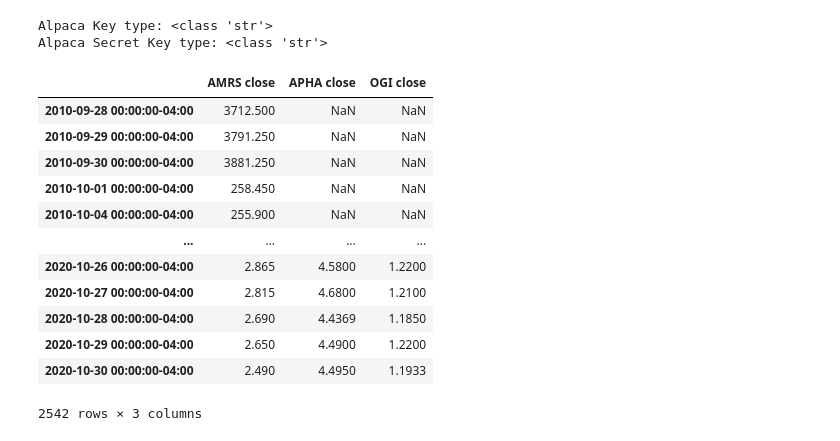
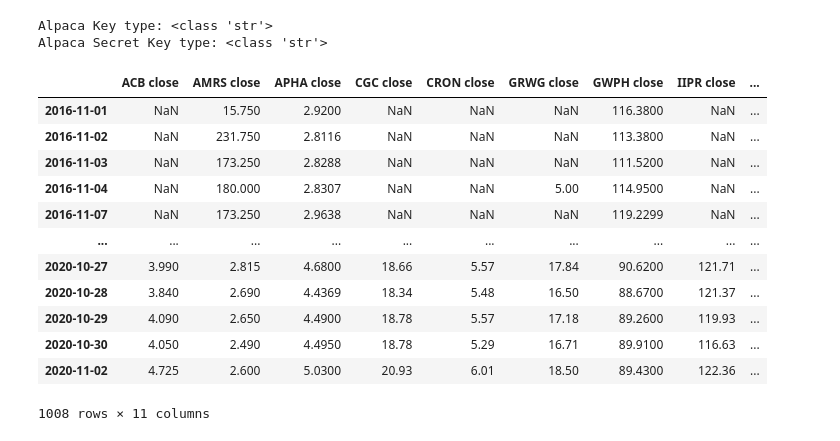
Before and after one commit to jtmcginley123/project-one, a Jupyter notebook: notebooks/nami.ipynb, the cells around one changed output. Drawn from its saved outputs; the diff is of its cells as text; code cells hidden in the pictures.

Commit message:
worked on marijuana index

```diff
--- a/notebooks/nami.ipynb
+++ b/notebooks/nami.ipynb
@@ -26,4 +26,4 @@ alpaca = tradeapi.REST(
     alpaca_secret_key,
     api_version="v2")
 # %%
-today = pd.Timestamp("2010-01-01", tz="America/New_York").isoformat()
+today = pd.Timestamp("2016-11-01", tz="America/New_York").isoformat()
@@ -32,28 +30,32 @@ tickers = ["APHA", "OGI", "AMRS"]
+# %%
+tickers = ["ACB", "AMRS", "APHA", "CGC", "CRON", "GRWG", "GWPH", "IIPR", "OGI", "SNDL", "TLRY"]
 # %%
 timeframe = "1D"
 # %%
 df_portfolio = alpaca.get_barset(
     tickers,
     timeframe,
     start = today,
 
 ).df
 
-df_portfolio.columns = ['AMRS open', 'AMRS high', 'AMRS low', 'AMRS close', 'AMRS volume', 'APHA open', 'APHA high', 'APHA low', 'APHA close', 'APHA volume', 'OGI open', 'OGI high', 'OGI low', 'OGI close', 'OGI volume']
+df_portfolio
+df_portfolio.columns = ['ACB open', 'ACB high', 'ACB low', 'ACB close', 'ACB volume', 'AMRS open', 'AMRS high', 'AMRS low', 'AMRS close', 'AMRS volume', 'APHA open', 'APHA high', 'APHA low', 'APHA close', 'APHA volume', 'CGC open', 'CGC high', 'CGC low', 'CGC close', 'CGC volume', 'CRON open', 'CRON high', 'CRON low', 'CRON close', 'CRON volume', 'GRWG open', 'GRWG high', 'GRWG low', 'GRWG close', 'GRWG volume', 'GWPH open', 'GWPH high', 'GWPH low', 'GWPH close', 'GWPH volume', 'IIPR open', 'IIPR high', 'IIPR low', 'IIPR close', 'IIPR volume', 'OGI open','OGI high', 'OGI low', 'OGI close', 'OGI volume', 'SNDL open', 'SNDL high', 'SNDL low', 'SNDL close', 'SNDL volume', 'TLRY open', 'TLRY high', 'TLRY low', 'TLRY close', 'TLRY volume']
 
-close = df_portfolio[['AMRS close', 'APHA close', 'OGI close']]
-close
+df_closing_prices = df_portfolio[['ACB close', 'AMRS close', 'APHA close', 'CGC close', 'CRON close', 'GRWG close', 'GWPH close', 'IIPR close', 'OGI close', 'SNDL close', 'TLRY close']]
+df_closing_prices.index = df_closing_prices.index.date
+df_closing_prices
 # %% [output]
-|  | AMRS close | APHA close | OGI close |
-| 2010-09-28 00:00:00-04:00 | 3712.500 | NaN | NaN |
-| 2010-09-29 00:00:00-04:00 | 3791.250 | NaN | NaN |
-| 2010-09-30 00:00:00-04:00 | 3881.250 | NaN | NaN |
-| 2010-10-01 00:00:00-04:00 | 258.450 | NaN | NaN |
-| 2010-10-04 00:00:00-04:00 | 255.900 | NaN | NaN |
-| ... | ... | ... | ... |
-| 2020-10-26 00:00:00-04:00 | 2.865 | 4.5800 | 1.2200 |
-| 2020-10-27 00:00:00-04:00 | 2.815 | 4.6800 | 1.2100 |
-| 2020-10-28 00:00:00-04:00 | 2.690 | 4.4369 | 1.1850 |
-| 2020-10-29 00:00:00-04:00 | 2.650 | 4.4900 | 1.2200 |
-| 2020-10-30 00:00:00-04:00 | 2.490 | 4.4950 | 1.1933 |
+|  | ACB close | AMRS close | APHA close | CGC close | CRON close | GRWG close | GWPH close | IIPR close | ... |
+| 2016-11-01 | NaN | 15.750 | 2.9200 | NaN | NaN | NaN | 116.3800 | NaN | ... |
+| 2016-11-02 | NaN | 231.750 | 2.8116 | NaN | NaN | NaN | 113.3800 | NaN | ... |
+| 2016-11-03 | NaN | 173.250 | 2.8288 | NaN | NaN | NaN | 111.5200 | NaN | ... |
+| 2016-11-04 | NaN | 180.000 | 2.8307 | NaN | NaN | 5.00 | 114.9500 | NaN | ... |
+| 2016-11-07 | NaN | 173.250 | 2.9638 | NaN | NaN | NaN | 119.2299 | NaN | ... |
+| ... | ... | ... | ... | ... | ... | ... | ... | ... | ... |
+| 2020-10-27 | 3.990 | 2.815 | 4.6800 | 18.66 | 5.57 | 17.84 | 90.6200 | 121.71 | ... |
+| 2020-10-28 | 3.840 | 2.690 | 4.4369 | 18.34 | 5.48 | 16.50 | 88.6700 | 121.37 | ... |
+| 2020-10-29 | 4.090 | 2.650 | 4.4900 | 18.78 | 5.57 | 17.18 | 89.2600 | 119.93 | ... |
+| 2020-10-30 | 4.050 | 2.490 | 4.4950 | 18.78 | 5.29 | 16.71 | 89.9100 | 116.63 | ... |
+| 2020-11-02 | 4.725 | 2.600 | 5.0300 | 20.93 | 6.01 | 18.50 | 89.4300 | 122.36 | ... |
-2542 rows × 3 columns
+1008 rows × 11 columns
```
Also changed, not shown: parts of 3 cells of this notebook, 1 other file.
